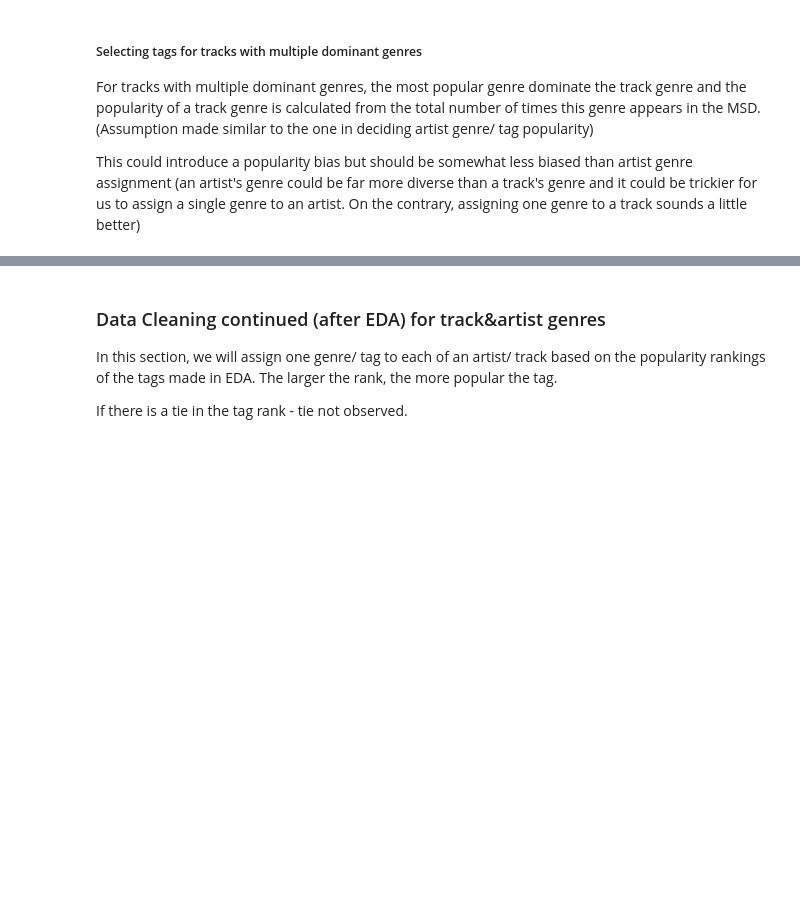
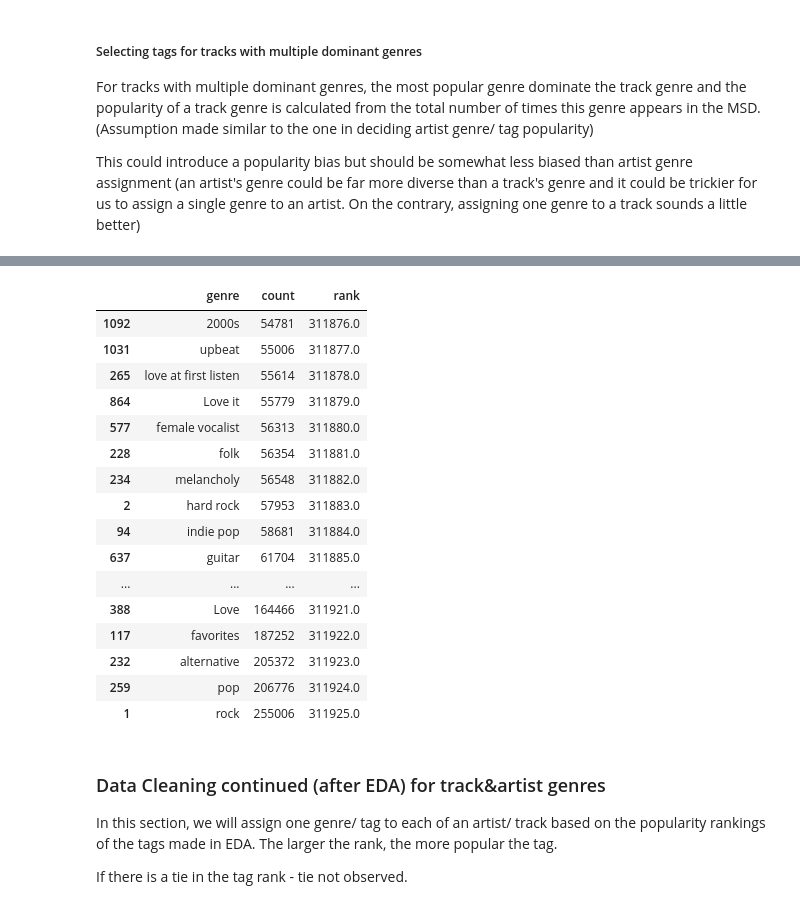
Before and after one commit to kallenxuzy/DS-GA1004_BigData_Project, a Jupyter notebook: Exploration-EDA.ipynb, the cells around one changed output, grey strips where cells are left out. Cells and saved outputs as stored; diff of their text form; code cells hidden in the pictures; blank space fills up the shorter version.

```diff
--- a/Exploration-EDA.ipynb
+++ b/Exploration-EDA.ipynb
@@ -411,3 +406,6 @@ genre_20 = genre.tail(20)
+# %%
+genre_10 = genre.tail(13)
+genre_50 = genre.tail(50)
 # %%
 # top 20 most popular genres (by number of times they appear)
 x1, y1 = genre_20['genre'], genre_20['count']
@@ -418,0 +428,20 @@ plt.barh(x1,y1)
+# %%
+genre_50
+# %% [output]
+|  | genre | count | rank |
+| 1092 | 2000s | 54781 | 311876.0 |
+| 1031 | upbeat | 55006 | 311877.0 |
+| 265 | love at first listen | 55614 | 311878.0 |
+| 864 | Love it | 55779 | 311879.0 |
+| 577 | female vocalist | 56313 | 311880.0 |
+| 228 | folk | 56354 | 311881.0 |
+| 234 | melancholy | 56548 | 311882.0 |
+| 2 | hard rock | 57953 | 311883.0 |
+| 94 | indie pop | 58681 | 311884.0 |
+| 637 | guitar | 61704 | 311885.0 |
+| ... | ... | ... | ... |
+| 388 | Love | 164466 | 311921.0 |
+| 117 | favorites | 187252 | 311922.0 |
+| 232 | alternative | 205372 | 311923.0 |
+| 259 | pop | 206776 | 311924.0 |
+| 1 | rock | 255006 | 311925.0 |
```
Also changed, not shown: parts of 8 cells of this notebook.
